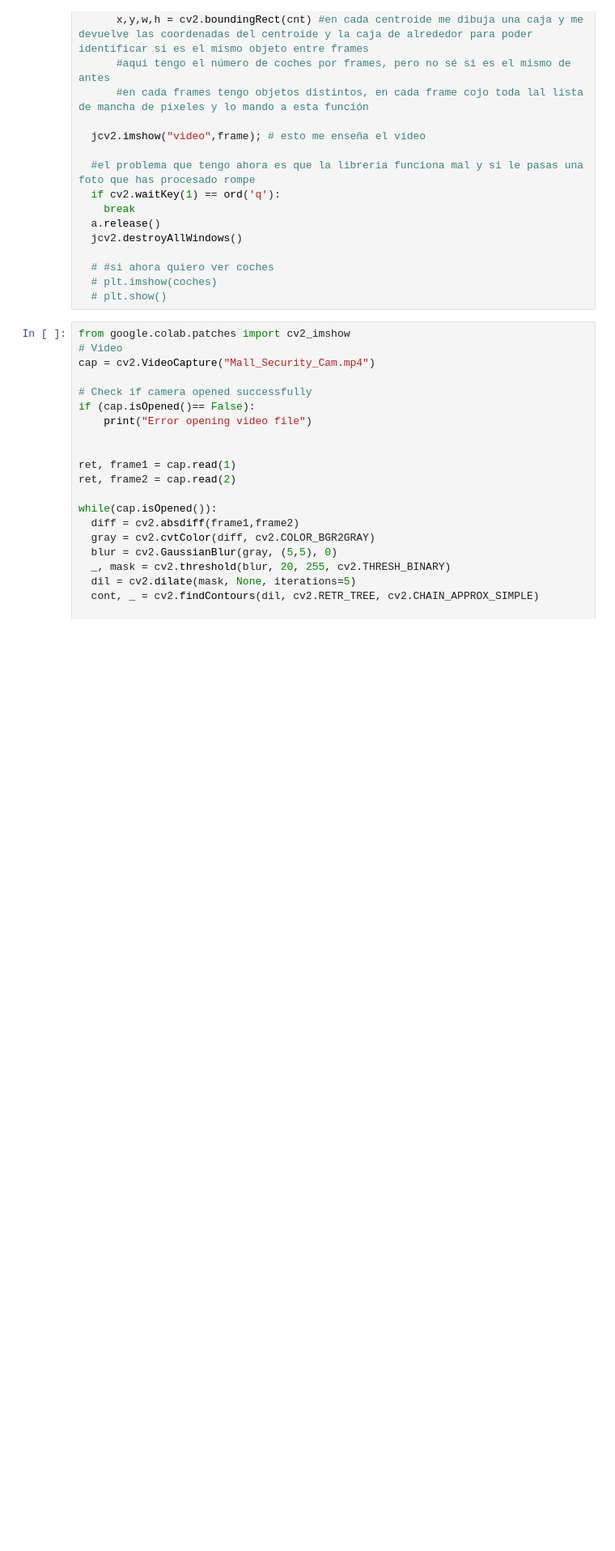
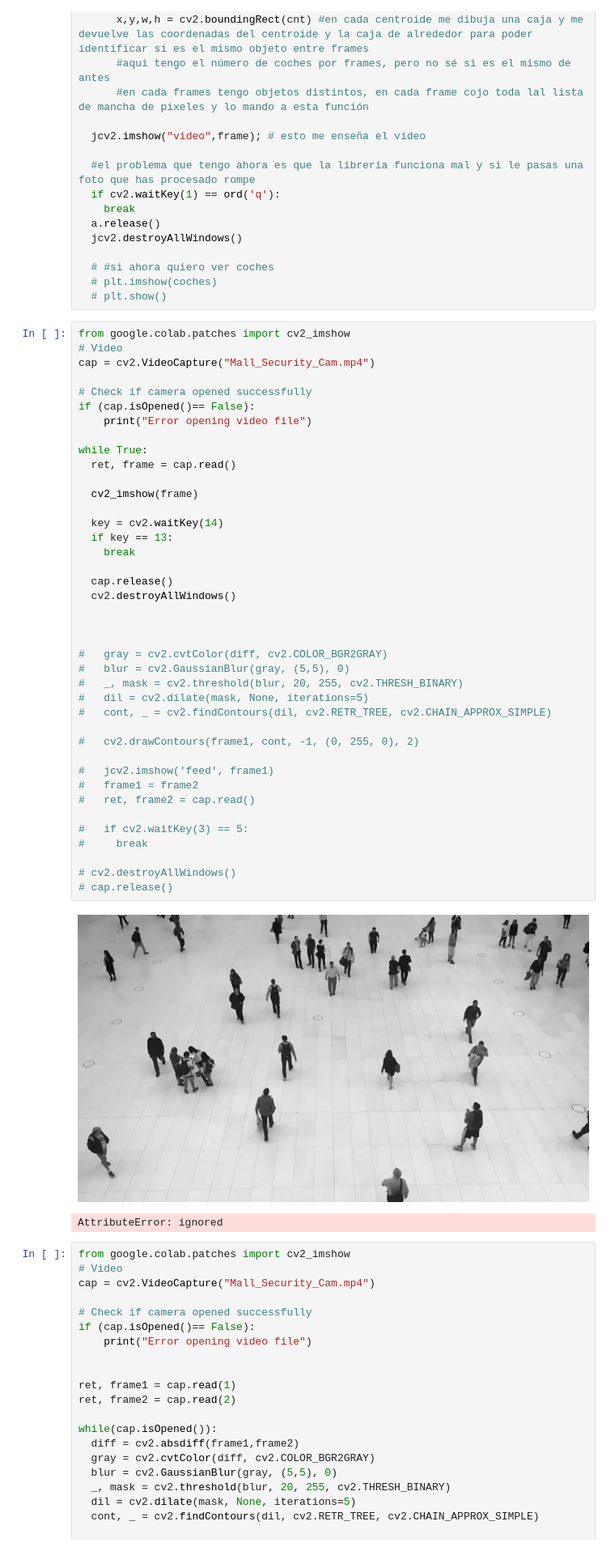
Before and after one commit to Ana-AlonsoCanizares/Visualizacion_datos, a Jupyter notebook: Pr2_ProcesamientoVideo.ipynb, the cells around one changed output. Shown at 81% size. Saved outputs shown, nothing was run; the diff lists cells and outputs as text; blank space fills up the shorter version.

```diff
--- a/Pr2_ProcesamientoVideo.ipynb
+++ b/Pr2_ProcesamientoVideo.ipynb
@@ -73,6 +73,49 @@ while(a.isOpened):
   # #si ahora quiero ver coches
   # plt.imshow(coches)
   # plt.show()
+# %%
+from google.colab.patches import cv2_imshow
+# Video
+cap = cv2.VideoCapture("Mall_Security_Cam.mp4")
+
+# Check if camera opened successfully
+if (cap.isOpened()== False):
+    print("Error opening video file")
+
+while True:
+  ret, frame = cap.read()
+
+  cv2_imshow(frame)
+
+  key = cv2.waitKey(14)
+  if key == 13:
+    break
+
+  cap.release()
+  cv2.destroyAllWindows()
+
+
+
+#   gray = cv2.cvtColor(diff, cv2.COLOR_BGR2GRAY)
+#   blur = cv2.GaussianBlur(gray, (5,5), 0)
+#   _, mask = cv2.threshold(blur, 20, 255, cv2.THRESH_BINARY)
+#   dil = cv2.dilate(mask, None, iterations=5)
+#   cont, _ = cv2.findContours(dil, cv2.RETR_TREE, cv2.CHAIN_APPROX_SIMPLE)
+
+#   cv2.drawContours(frame1, cont, -1, (0, 255, 0), 2)
+
+#   jcv2.imshow('feed', frame1)
+#   frame1 = frame2
+#   ret, frame2 = cap.read()
+
+#   if cv2.waitKey(3) == 5:
+#     break
+
+# cv2.destroyAllWindows()
+# cap.release()
+# %% [output]
+[figure, added]
+AttributeError: ignored
 # %%
 from google.colab.patches import cv2_imshow
 # Video
```
Also changed, not shown: parts of 2 cells of this notebook.
